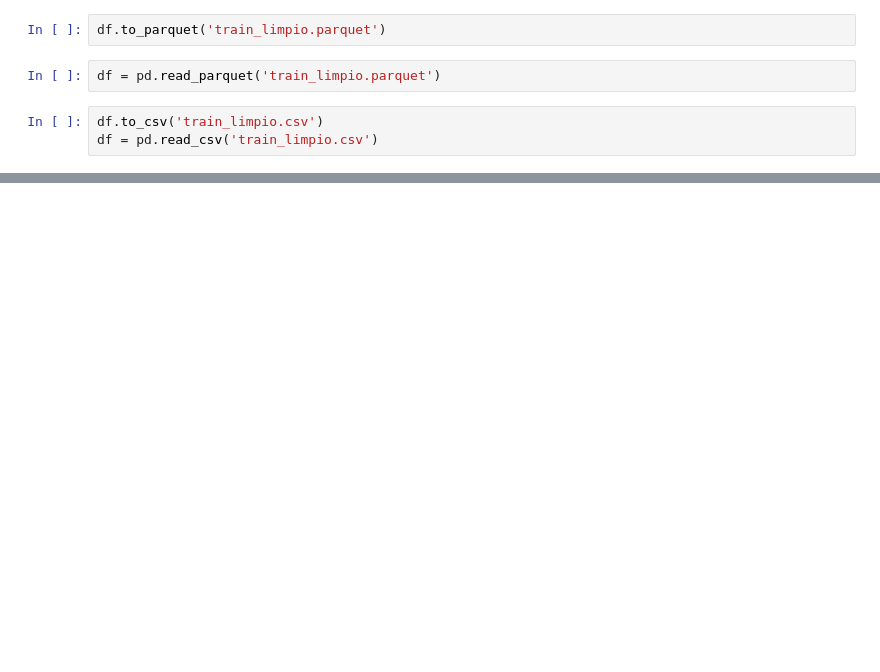
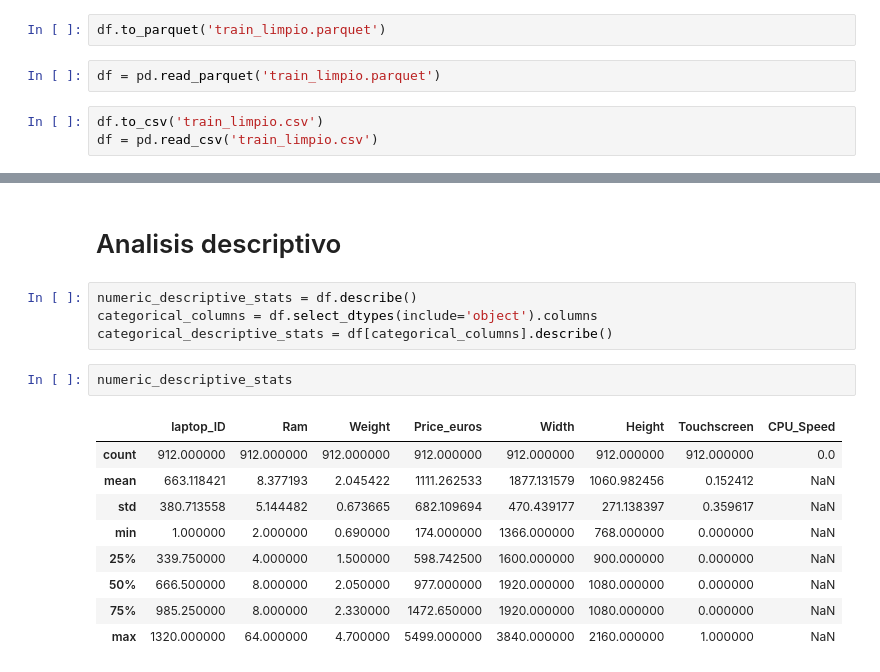
Before and after one commit to andreszaragoza/Train_Eda, a Jupyter notebook: notebooks/Analisis.ipynb, the cells around one changed output, grey strips where cells are left out. Drawn from its saved outputs; the diff is of its cells as text; blank space fills up the shorter version.

```diff
--- a/notebooks/Analisis.ipynb
+++ b/notebooks/Analisis.ipynb
@@ -242,0 +338,18 @@ df = pd.read_csv('train_limpio.csv')
+# %% [markdown]
+# Analisis descriptivo
+# %%
+numeric_descriptive_stats = df.describe()
+categorical_columns = df.select_dtypes(include='object').columns
+categorical_descriptive_stats = df[categorical_columns].describe()
+# %%
+numeric_descriptive_stats
+# %% [output]
+|  | laptop_ID | Ram | Weight | Price_euros | Width | Height | Touchscreen | CPU_Speed |
+| count | 912.000000 | 912.000000 | 912.000000 | 912.000000 | 912.000000 | 912.000000 | 912.000000 | 0.0 |
+| mean | 663.118421 | 8.377193 | 2.045422 | 1111.262533 | 1877.131579 | 1060.982456 | 0.152412 | NaN |
+| std | 380.713558 | 5.144482 | 0.673665 | 682.109694 | 470.439177 | 271.138397 | 0.359617 | NaN |
+| min | 1.000000 | 2.000000 | 0.690000 | 174.000000 | 1366.000000 | 768.000000 | 0.000000 | NaN |
+| 25% | 339.750000 | 4.000000 | 1.500000 | 598.742500 | 1600.000000 | 900.000000 | 0.000000 | NaN |
+| 50% | 666.500000 | 8.000000 | 2.050000 | 977.000000 | 1920.000000 | 1080.000000 | 0.000000 | NaN |
+| 75% | 985.250000 | 8.000000 | 2.330000 | 1472.650000 | 1920.000000 | 1080.000000 | 0.000000 | NaN |
+| max | 1320.000000 | 64.000000 | 4.700000 | 5499.000000 | 3840.000000 | 2160.000000 | 1.000000 | NaN |
```
Also changed, not shown: parts of 24 cells of this notebook, 4 other files.
